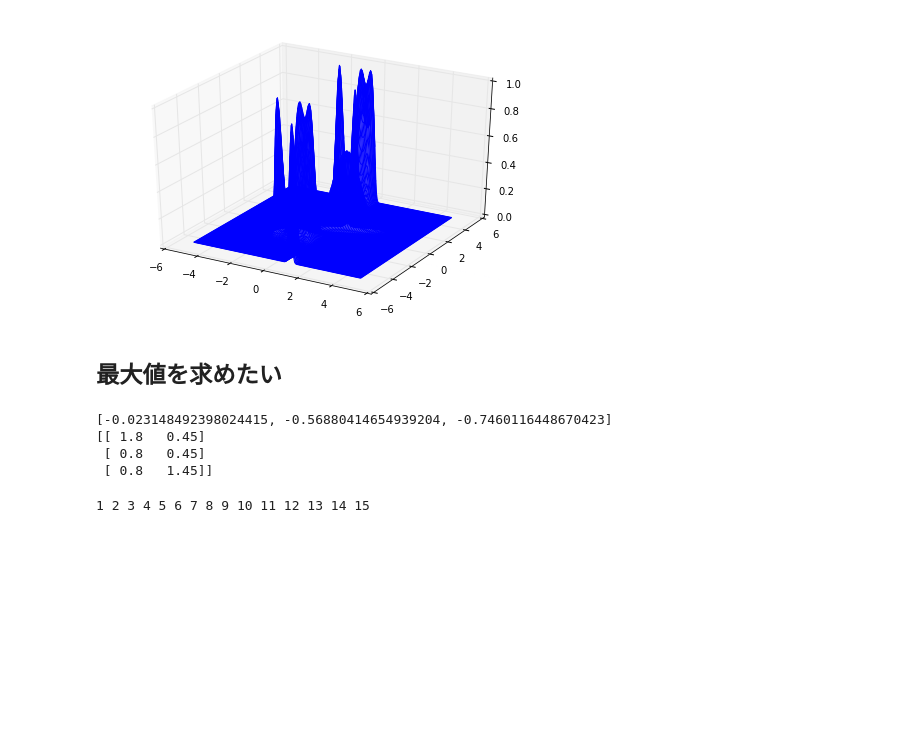
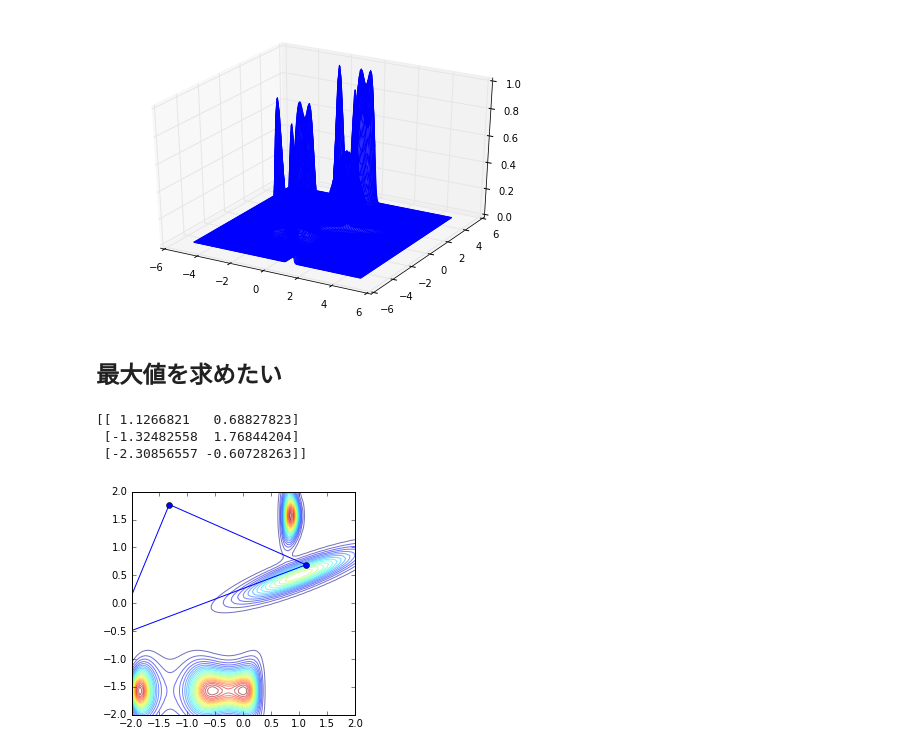
Before and after one commit to tkda-h3/interval-newton-method, a Jupyter notebook: run-nelder-mead.ipynb, the cells around one changed output. Drawn from its saved outputs; the diff is of its cells as text; code cells hidden in the pictures; blank space fills up the shorter version.

Commit message:
nelder

```diff
--- a/run-nelder-mead.ipynb
+++ b/run-nelder-mead.ipynb
@@ -48,23 +113,26 @@ plt.show()
 def generate_poins(x_1, x_2):
     return np.array([[x_1, x_2], [x_1+1, x_2], [x_1, x_2+1]])
 
-points = generate_poins(0.8, 0.45)
-points = np.array(sorted(points, key=lambda x: activate_func(x, nn_str))) #最小値を求める問題に変換
+def random_points(seed_num, low, higt):
+    return np.random.uniform(low=low, high=high, size=(3,2))
 
-print map(lambda x: -1 * activate_func(x, nn_str), points)
-print points
-
-def save_fig(X,Y,Z, points, filepath):
-    fig = plt.figure(figsize=(6,6))
+def save_fig(X,Y,Z, points, filepath, title):
+    fig = plt.figure(figsize=(8,8))
     im =plt.contour(X, Y, Z, 20, alpha=0.55, zorder=-1, shading='gouraud')
     triang=  matplotlib.tri.Triangulation(*points.T)
     plt.triplot(triang, 'bo-')
     plt.xlim((-2,2))
     plt.ylim((-2,2))
+    plt.title(title)
     fig.savefig(filepath)
     plt.close(fig)
+
+def show_fig(X,Y,Z,points):
+    fig = plt.figure(figsize=(4,4))
+    im =plt.contour(X, Y, Z, 30, alpha=0.55, zorder=-1, shading='gouraud')
+    triang=  matplotlib.tri.Triangulation(*points.T)
+    plt.triplot(triang, 'bo-')
+    plt.xlim((-2,2))
+    plt.ylim((-2,2))
+    plt.show()
+    plt.close(fig)
-# %% [output]
-[-0.023148492398024415, -0.56880414654939204, -0.7460116448670423]
-[[ 1.8   0.45]
- [ 0.8   0.45]
- [ 0.8   1.45]]
@@ -132,15 +139,27 @@ class NelderMead():
+# %%
+func = lambda (x_1, x_2), exp=np.exp, cos=np.cos, sin=np.sin:  -(eval(nn_str)) #minimize
+
+seed_num = 4856
+np.random.seed(seed_num)
+low = -2.5
+high = 2.5
+points = np.random.uniform(low=low, high=high, size=(3,2))
+print points
+show_fig(X,Y,Z, points)
+# %% [output]
+[[ 1.1266821   0.68827823]
+ [-1.32482558  1.76844204]
+ [-2.30856557 -0.60728263]]
+[figure, added]
 # %%
-func = lambda (x_1, x_2), exp=np.exp, cos=np.cos, sin=np.sin: -1 * (eval(nn_str))
+nelder = NelderMead(func, points)
+path_format = 'nelder_mead_image/nelder_{0:0>3}.png'
+save_fig(X,Y,Z, nelder.points, path_format.format(0), 'cnt = 0')
+iter_num = 50
 
-points = generate_poins(-1.2, 0.3)
-points = np.array(sorted(points, key=lambda x: activate_func(x, nn_str))) #最小値を求める問題に変換
-nelder = NelderMead(func)
-path_format = 'nelder_{0:0>3}.png'
 
-save_fig(X,Y,Z, nelder.points, path_format.format(0))
-for i in range(1,15+1):
-    print i,
-    nelder.proceed()
-    save_fig(X,Y,Z, nelder.points, path_format.format(i))
+for i in range(1, iter_num+1):
+    nelder.update_points()
+    if i == iter_num:
+        title = 'cnt = {}, seed={}, low={}, high={}'.format(i, seed_num, low, high)
+        save_fig(X,Y,Z, nelder.points, path_format.format(i), title)
-# %% [output]
-1 2 3 4 5 6 7 8 9 10 11 12 13 14 15
```
Also changed, not shown: parts of 4 cells of this notebook, 1 other file.
